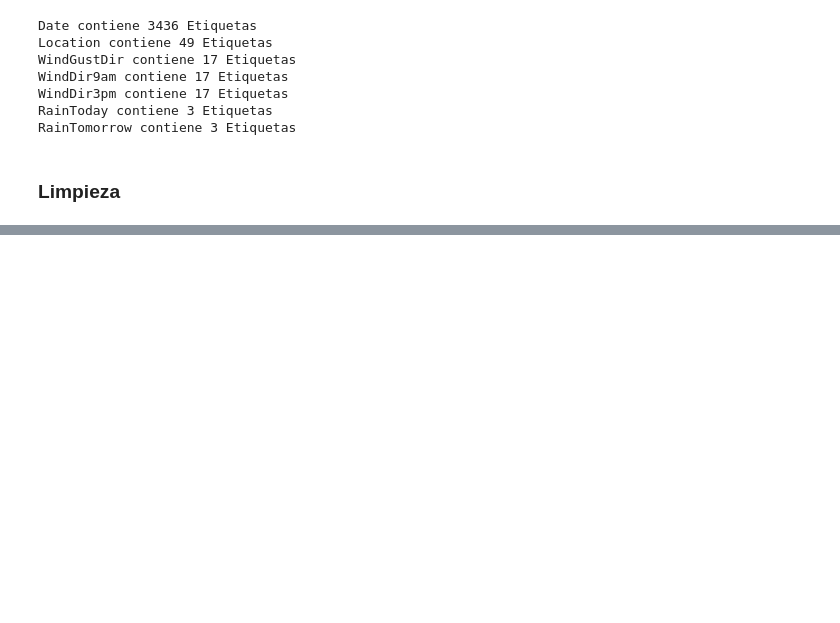
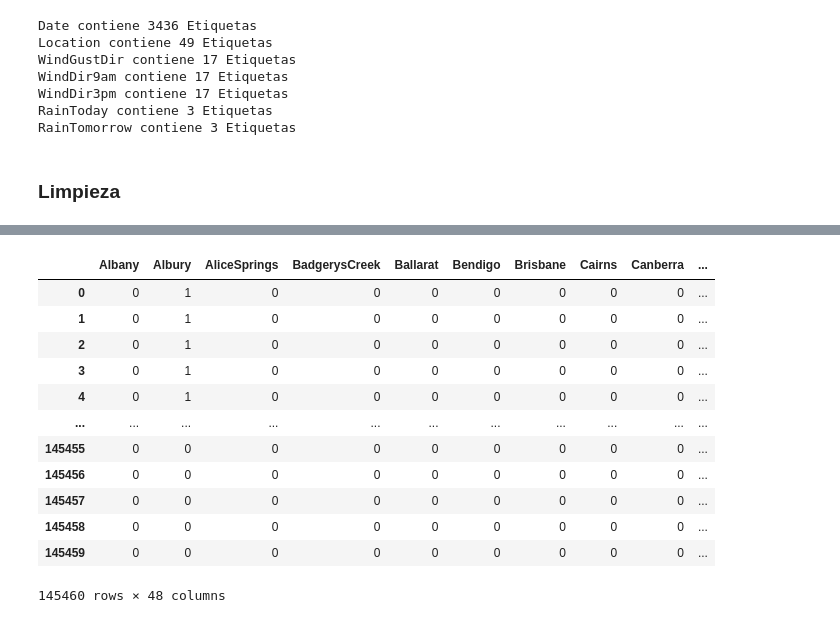
Before and after one commit to jaquimbayoc8/DiplomadoMLA2023, a Jupyter notebook: 5.RegresionLogistica/RegresionLogistica.ipynb, the cells around one changed output, grey strips where cells are left out. Saved outputs shown, nothing was run; the diff lists cells and outputs as text; code cells hidden in the pictures; blank space fills up the shorter version.

```diff
--- a/5.RegresionLogistica/RegresionLogistica.ipynb
+++ b/5.RegresionLogistica/RegresionLogistica.ipynb
@@ -112,0 +175,18 @@ RainTomorrow contiene 3 Etiquetas
+# %%
+##Variables dummies de Location
+#df2 = df
+pd.get_dummies(df.Location, drop_first=True)
+# %% [output]
+|  | Albany | Albury | AliceSprings | BadgerysCreek | Ballarat | Bendigo | Brisbane | Cairns | Canberra | ... |
+| 0 | 0 | 1 | 0 | 0 | 0 | 0 | 0 | 0 | 0 | ... |
+| 1 | 0 | 1 | 0 | 0 | 0 | 0 | 0 | 0 | 0 | ... |
+| 2 | 0 | 1 | 0 | 0 | 0 | 0 | 0 | 0 | 0 | ... |
+| 3 | 0 | 1 | 0 | 0 | 0 | 0 | 0 | 0 | 0 | ... |
+| 4 | 0 | 1 | 0 | 0 | 0 | 0 | 0 | 0 | 0 | ... |
+| ... | ... | ... | ... | ... | ... | ... | ... | ... | ... | ... |
+| 145455 | 0 | 0 | 0 | 0 | 0 | 0 | 0 | 0 | 0 | ... |
+| 145456 | 0 | 0 | 0 | 0 | 0 | 0 | 0 | 0 | 0 | ... |
+| 145457 | 0 | 0 | 0 | 0 | 0 | 0 | 0 | 0 | 0 | ... |
+| 145458 | 0 | 0 | 0 | 0 | 0 | 0 | 0 | 0 | 0 | ... |
+| 145459 | 0 | 0 | 0 | 0 | 0 | 0 | 0 | 0 | 0 | ... |
+145460 rows × 48 columns
```
Also changed, not shown: parts of 11 cells of this notebook.
